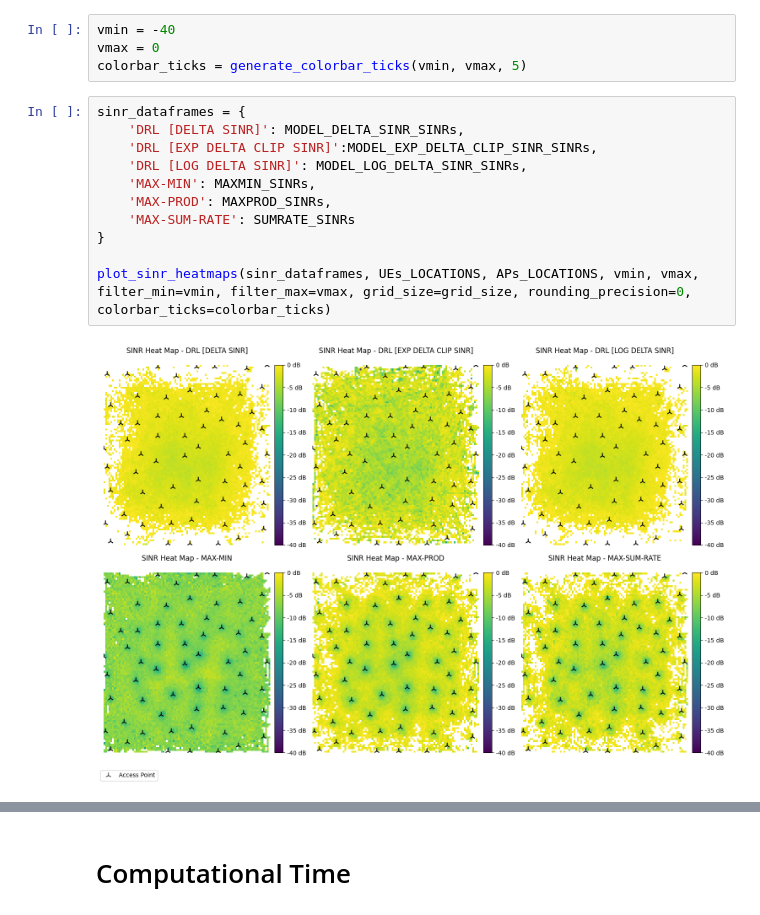
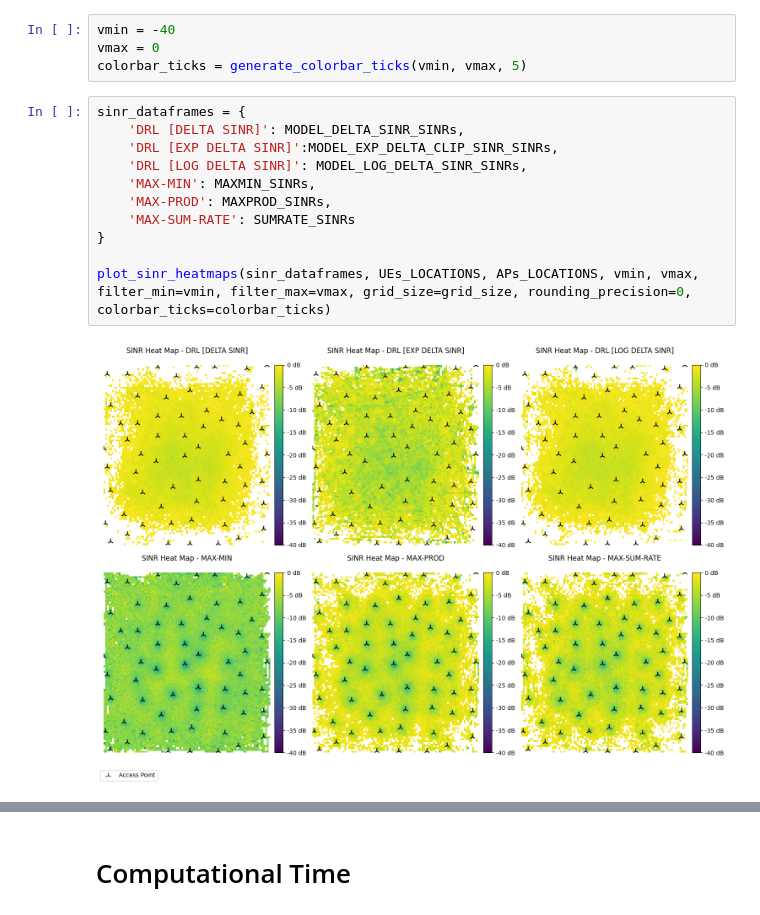
Before and after one commit to mahmoud-atwi/DRL-Cell-Free-Massive-MIMO-Uplink-Power-Control, a Jupyter notebook: benchmarking.ipynb, the cells around one changed output, grey strips where cells are left out. Drawn from its saved outputs; the diff is of its cells as text.

```diff
--- a/benchmarking.ipynb
+++ b/benchmarking.ipynb
@@ -272,16 +272,16 @@ colorbar_ticks = generate_colorbar_ticks(vmin, vmax, 5)
 # %%
 sinr_dataframes = {
     'DRL [DELTA SINR]': MODEL_DELTA_SINR_SINRs,
-    'DRL [EXP DELTA CLIP SINR]':MODEL_EXP_DELTA_CLIP_SINR_SINRs,
+    'DRL [EXP DELTA SINR]':MODEL_EXP_DELTA_CLIP_SINR_SINRs,
     'DRL [LOG DELTA SINR]': MODEL_LOG_DELTA_SINR_SINRs,
     'MAX-MIN': MAXMIN_SINRs,
     'MAX-PROD': MAXPROD_SINRs,
     'MAX-SUM-RATE': SUMRATE_SINRs
 }
 
 plot_sinr_heatmaps(sinr_dataframes, UEs_LOCATIONS, APs_LOCATIONS, vmin, vmax, filter_min=vmin, filter_max=vmax, grid_size=grid_size, rounding_precision=0, colorbar_ticks=colorbar_ticks)
 # %% [output]
-[figure, old version]
+[figure, new version]
 # %%
 sinr_dataframes = {
     'DRL [RELATIVE SINR]': MODEL_RELATIVE_SINR_SINRs,
```
Also changed, not shown: parts of 7 cells of this notebook.
